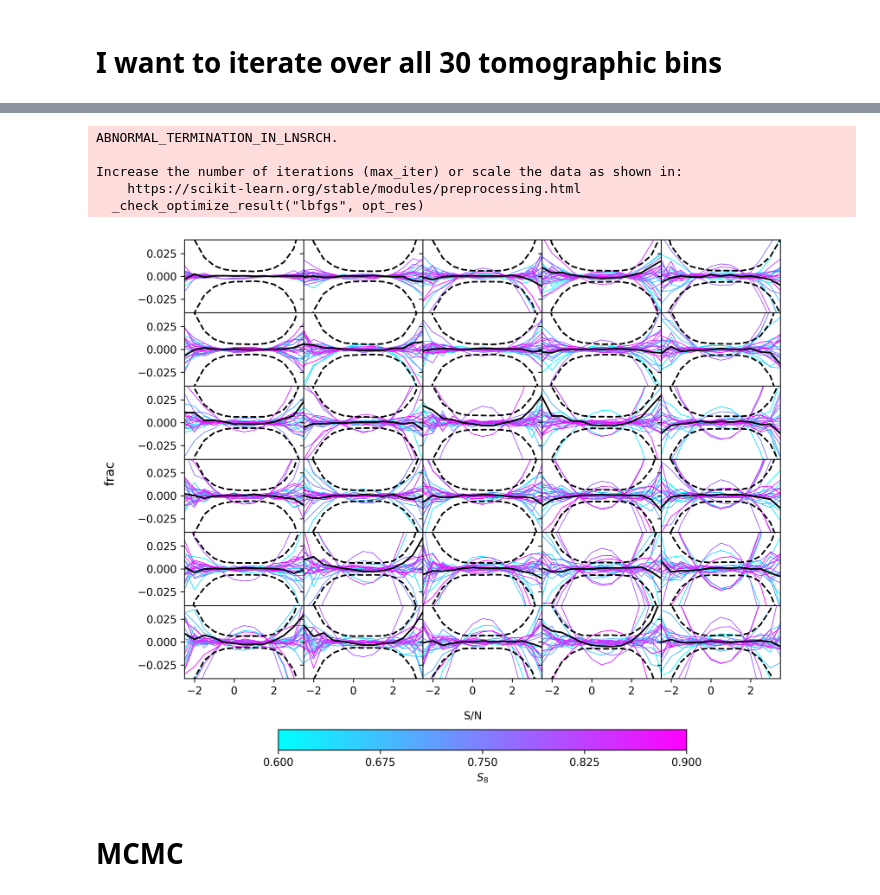
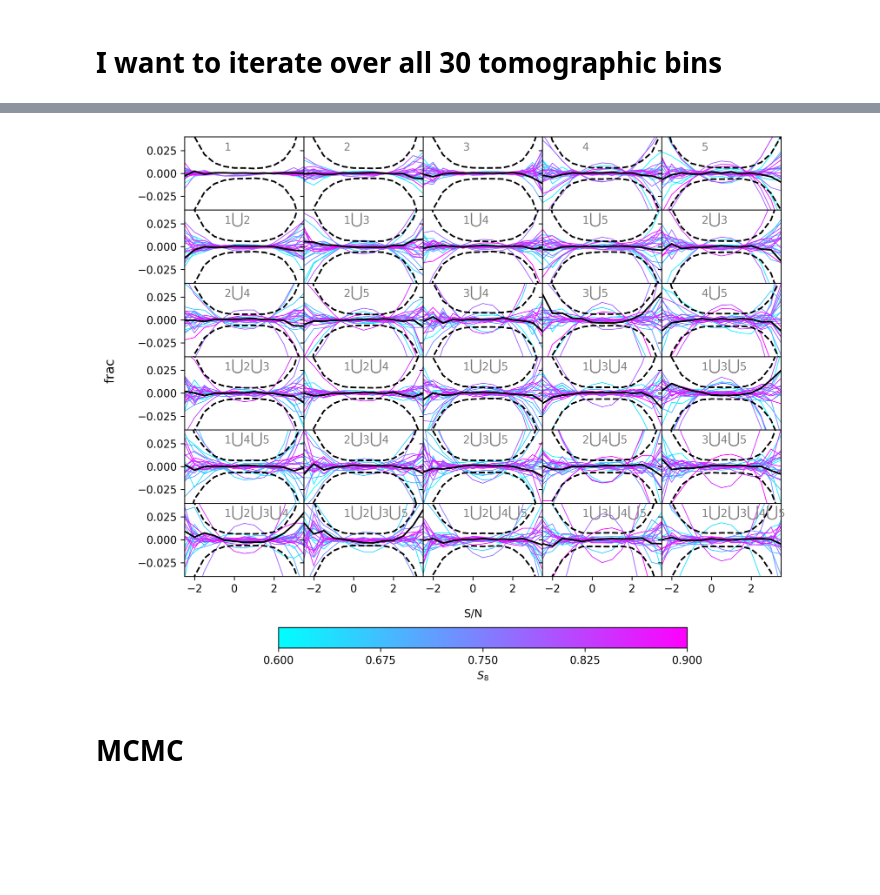
Before and after one commit to zeynab1013/Coupled-Power-Law-Dark-Energy-and-Dark-Matter-Model, a Jupyter notebook: fig_5_joachim_paper_kids.ipynb, the cells around one changed output, grey strips where cells are left out. Saved outputs shown, nothing was run; the diff lists cells and outputs as text; code cells hidden in the pictures; blank space fills up the shorter version.

```diff
--- a/fig_5_joachim_paper_kids.ipynb
+++ b/fig_5_joachim_paper_kids.ipynb
@@ -91,6 +91,14 @@ train_err=np.array(err)
 
 # Pre-load data into a dictionary
 data_dict = {}
+data_train = np.zeros((26,390))
+
 for j in range(1, 31):
-    data_dict[j] = [np.loadtxt(path1 + 'training/signal/Data_' + str(i) + '_12.5_tomo' + str(j) + '.dat')[:, 1] for i in range(26)]
+    a = [np.loadtxt(path1 + 'training/signal/Data_' + str(i) + '_12.5_tomo' + str(j) + '.dat')[:, 1] for i in range(26)]
+    data_dict[j] = a
     data_dict[j] = np.array(data_dict[j])
+
+
+for i in range(26):
+    a = [np.loadtxt(path1 + 'training/signal/Data_' + str(i) + '_12.5_tomo' + str(j) + '.dat')[:, 1] for j in range(1,31)]
+    data_train[i] = np.array(a).ravel()
@@ -158,39 +170,96 @@ for j in range(1, 31):
     ax.set_ylim(-0.04, 0.04)
 
 fig.text(0.5, 0.1, 'S/N', ha='center')
 #fig.text(0.04, 0.5, 'S/N', va='center', rotation='vertical')
 
+ax1 = fig.get_axes()[0]
+ax1.text(-0.5, .025, r'$1$', color = 'gray')
+ax2 = fig.get_axes()[1]
+ax2.text(-0.5, .025, r'$2$', color = 'gray')
+ax3 = fig.get_axes()[2]
+ax3.text(-0.5, .025, r'$3$', color = 'gray')
+ax4 = fig.get_axes()[3]
+ax4.text(-0.5, .025, r'$4$', color = 'gray')
+ax5 = fig.get_axes()[4]
+ax5.text(-0.5, .025, r'$5$', color = 'gray')
+ax6 = fig.get_axes()[5]
+ax6.text(-0.5, .025, r'$1\bigcup2$', color = 'gray')
+ax7 = fig.get_axes()[6]
+ax7.text(-0.5, .025, r'$1\bigcup3$', color = 'gray')
+ax8 = fig.get_axes()[7]
+ax8.text(-0.5, .025, r'$1\bigcup4$', color = 'gray')
+ax9 = fig.get_axes()[8]
+ax9.text(-0.5, .025, r'$1\bigcup5$', color = 'gray')
+ax10 = fig.get_axes()[9]
+ax10.text(-0.5, .025, r'$2\bigcup3$', color = 'gray')
+ax11 = fig.get_axes()[10]
+ax11.text(-0.5, .025, r'$2\bigcup4$', color = 'gray')
+ax12 = fig.get_axes()[11]
+ax12.text(-0.5, .025, r'$2\bigcup5$', color = 'gray')
+ax13 = fig.get_axes()[12]
+ax13.text(-0.5, .025, r'$3\bigcup4$', color = 'gray')
+ax14 = fig.get_axes()[13]
+ax14.text(-0.5, .025, r'$3\bigcup5$', color = 'gray')
+ax15 = fig.get_axes()[14]
+ax15.text(-0.5, .025, r'$4\bigcup5$', color = 'gray')
+ax16 = fig.get_axes()[15]
+ax16.text(-0.5, .025, r'$1\bigcup2\bigcup3$', color = 'gray')
+ax17 = fig.get_axes()[16]
+ax17.text(-0.5, .025, r'$1\bigcup2\bigcup4$', color = 'gray')
+ax18 = fig.get_axes()[17]
+ax18.text(-0.5, .025, r'$1\bigcup2\bigcup5$', color = 'gray')
+ax19 = fig.get_axes()[18]
+ax19.text(-0.5, .025, r'$1\bigcup3\bigcup4$', color = 'gray')
+ax20 = fig.get_axes()[19]
+ax20.text(-0.5, .025, r'$1\bigcup3\bigcup5$', color = 'gray')
+ax21 = fig.get_axes()[20]
+ax21.text(-0.5, .025, r'$1\bigcup4\bigcup5$', color = 'gray')
+ax22 = fig.get_axes()[21]
+ax22.text(-0.5, .025, r'$2\bigcup3\bigcup4$', color = 'gray')
+ax23 = fig.get_axes()[22]
+ax23.text(-0.5, .025, r'$2\bigcup3\bigcup5$', color = 'gray')
+ax24 = fig.get_axes()[23]
+ax24.text(-0.5, .025, r'$2\bigcup4\bigcup5$', color = 'gray')
+ax25 = fig.get_axes()[24]
+ax25.text(-0.5, .025, r'$3\bigcup4\bigcup5$', color = 'gray')
+ax26 = fig.get_axes()[25]
+ax26.text(-0.5, .025, r'$1\bigcup2\bigcup3\bigcup4$', color = 'gray')
+ax27 = fig.get_axes()[26]
+ax27.text(-0.5, .025, r'$1\bigcup2\bigcup3\bigcup5$', color = 'gray')
+ax28 = fig.get_axes()[27]
+ax28.text(-0.5, .025, r'$1\bigcup2\bigcup4\bigcup5$', color = 'gray')
+ax29 = fig.get_axes()[28]
+ax29.text(-0.5, .025, r'$1\bigcup3\bigcup4\bigcup5$', color = 'gray')
+ax30 = fig.get_axes()[29]
+ax30.text(-0.5, .025, r'$1\bigcup2\bigcup3\bigcup4\bigcup5$', color = 'gray')
+
+
 
 cbar = fig.colorbar(
     mpl.cm.ScalarMappable(norm=mpl.colors.Normalize(0.6, 0.9), cmap=cmap),
     ax=axs,
     orientation='horizontal',
     location='bottom',  # Position the colorbar at the bottom of the grid
     fraction=0.04,  # Fraction of the original axes size for the colorbar
     pad=0.1,  # Padding between the plots and the colorbar
     label='$S_8$',
     ticks=np.linspace(0.6, 0.9, num=5)
 )
 
 #plt.ylabel(r'$frac$')#, fontsize=14)
 #plt.xlabel(r'$S/N$')#, fontsize=14)
 #plt.xticks(fontsize=13)
 #plt.yticks(fontsize=13)
 
 #fig.supxlabel('S/N')
 fig.supylabel('frac')
 
 for ax in fig.get_axes():
     ax.label_outer()
 
 plt.show()
 # %% [output]
-ABNORMAL_TERMINATION_IN_LNSRCH.
-
-Increase the number of iterations (max_iter) or scale the data as shown in:
-    https://scikit-learn.org/stable/modules/preprocessing.html
-  _check_optimize_result("lbfgs", opt_res)
-[figure, old version]
+[figure, new version]
 # %% [markdown]
 # **MCMC**
 # %%
```
Also changed, not shown: parts of 11 cells of this notebook.
